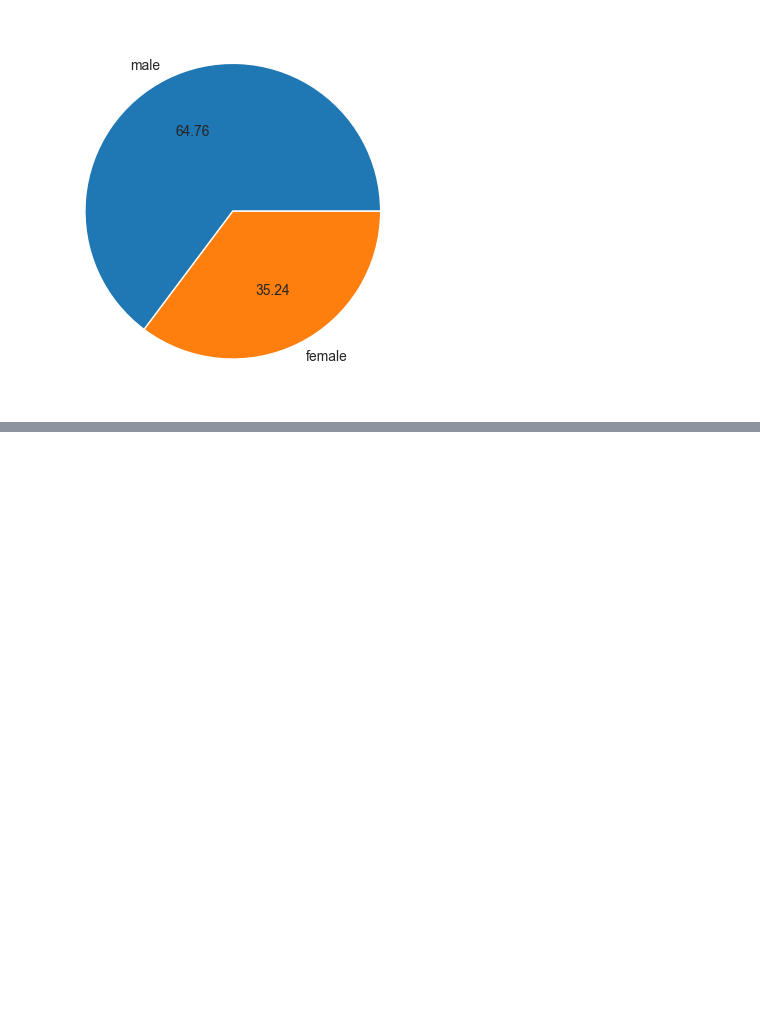
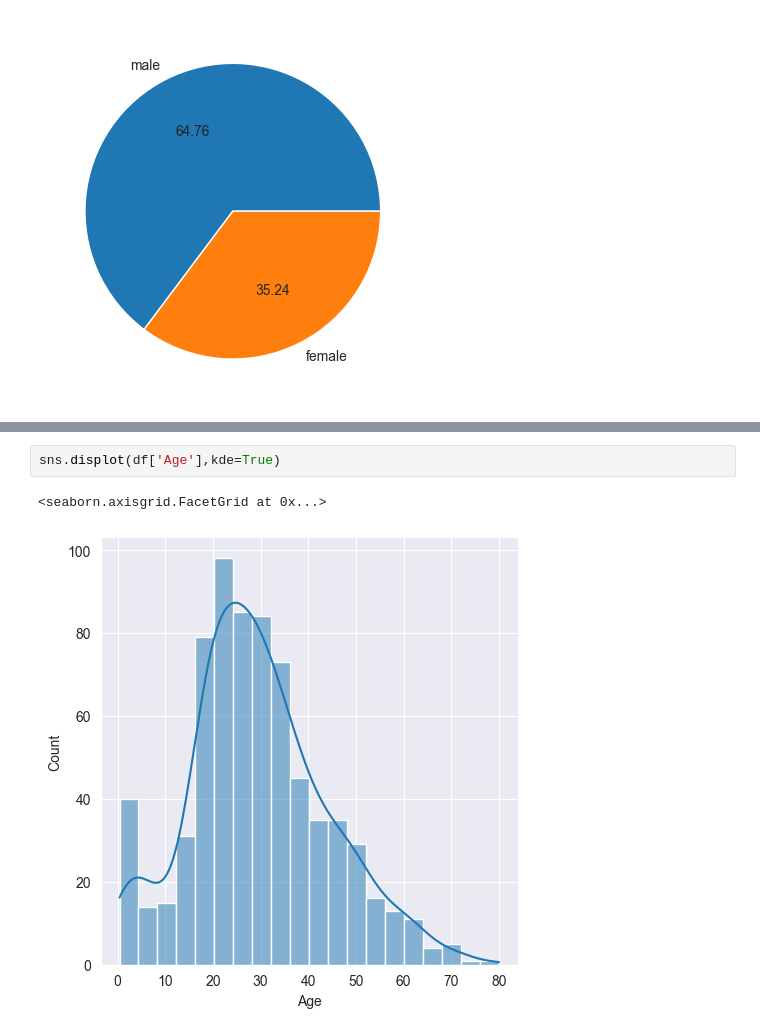
Before and after one commit to arpanmukherjee38/Machine_learning, a Jupyter notebook: EDA_univariate_Analysis.ipynb, the cells around one changed output, grey strips where cells are left out. Cells and saved outputs as stored; diff of their text form; blank space fills up the shorter version.

```diff
--- a/EDA_univariate_Analysis.ipynb
+++ b/EDA_univariate_Analysis.ipynb
@@ -31,0 +45,5 @@ df['Sex'].value_counts().plot(kind='pie',autopct='%.2f')
+# %%
+sns.displot(df['Age'],kde=True)
+# %% [output]
+<seaborn.axisgrid.FacetGrid at 0x...>
+[figure, added]
```
Also changed, not shown: parts of 7 cells of this notebook, 2 other files.
